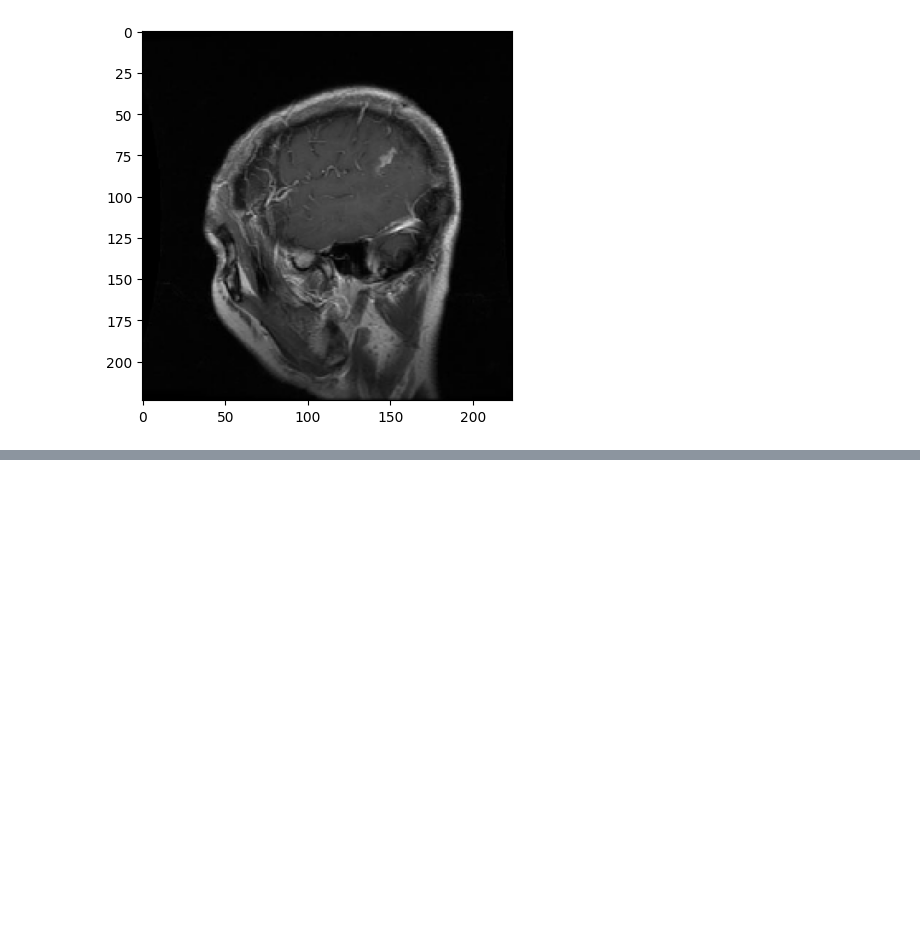
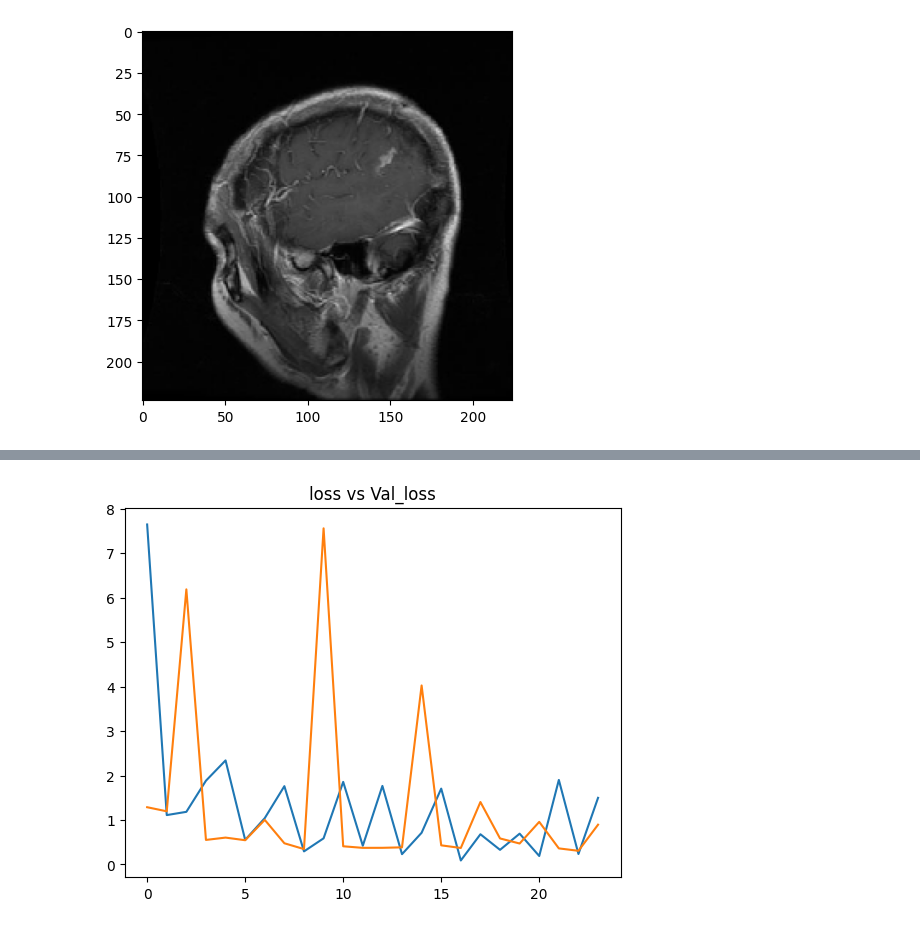
Before and after one commit to Ananttyagi004/Brain_Tumour_Detection, a Jupyter notebook: source.ipynb, the cells around one changed output, grey strips where cells are left out. Drawn from its saved outputs; the diff is of its cells as text; code cells hidden in the pictures; blank space fills up the shorter version.

```diff
--- a/source.ipynb
+++ b/source.ipynb
@@ -224,0 +398,7 @@ plt.show()
+# %%
+plt.plot(h['loss'])
+plt.plot(h['val_loss'])
+plt.title('loss vs Val_loss')
+plt.show()
+# %% [output]
+[figure, added]
```
Also changed, not shown: parts of 27 cells of this notebook, 1 other file.
